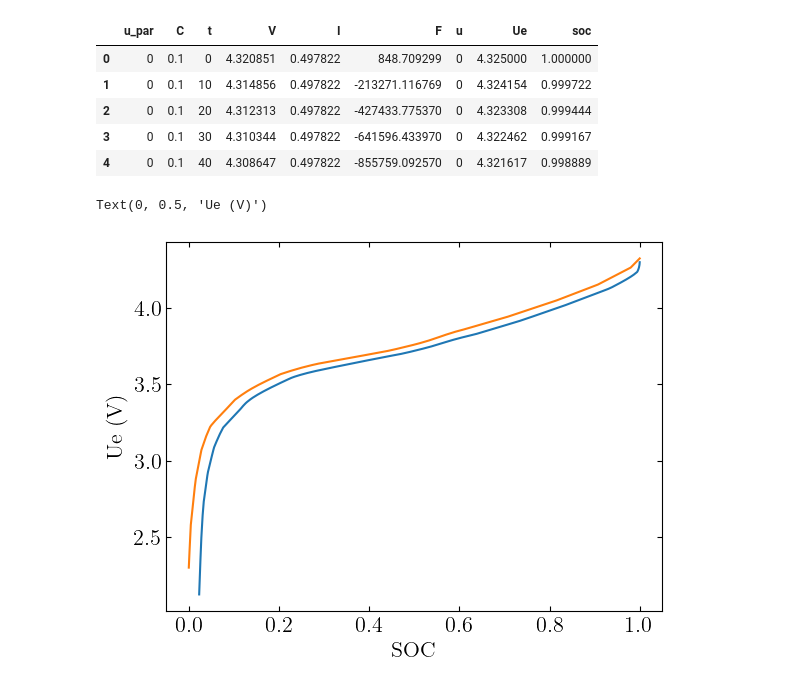
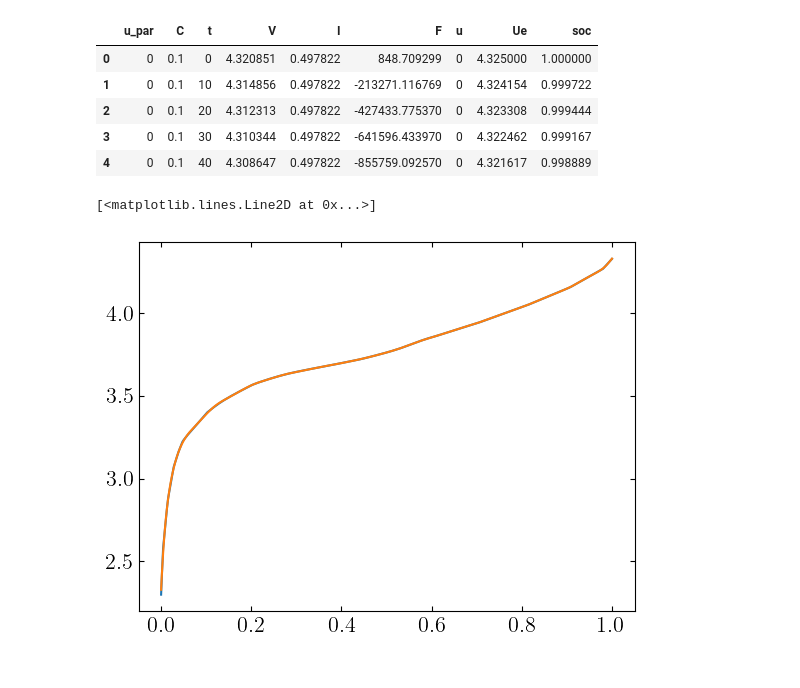
Before and after one commit to j-haralds/MSc_thesis, a Jupyter notebook: program/5_Multi/verifying_soc.ipynb, the cells around one changed output. Cells and saved outputs as stored; diff of their text form; code cells hidden in the pictures.

```diff
--- a/program/5_Multi/verifying_soc.ipynb
+++ b/program/5_Multi/verifying_soc.ipynb
@@ -23,13 +23,18 @@ import multi_exp_log
 sys.path.append('..')
 import plot_settings
 
+import GP
+
 colors = plot_settings.colors()
 
 def import_reload():
     plot_settings.apply()
     importlib.reload(multi_exp_log)
+    importlib.reload(GP)
 
 import_reload()
+GP_FIT = GP.GP_process()
+
 import warnings
 warnings.filterwarnings("ignore", message=".*__array_wrap__.*")
 # %% [markdown]
@@ -51,6 +56,7 @@ def read_data(file_name):
     )
 
     df.columns = ['u_par','C','t','E_cell (V)','I_cell (A)','Rx_cell (N)','u_cell (m)','E_ocv_cell (V)','soc_cell (1)']
+    df.columns = ['u_par', 'C', 't', 'V', 'I', 'F', 'u', 'Ue', 'soc']
 
     # Sort by time within each batch
     return df
@@ -72,11 +78,11 @@ display(data1.head())
 | 2 | 0 | 0.1 | 20 | 4.312313 | 0.497822 | -427433.775370 | 0 | 4.323308 | 0.999444 |
 | 3 | 0 | 0.1 | 30 | 4.310344 | 0.497822 | -641596.433970 | 0 | 4.322462 | 0.999167 |
 | 4 | 0 | 0.1 | 40 | 4.308647 | 0.497822 | -855759.092570 | 0 | 4.321617 | 0.998889 |
-# %%
-plt.plot(data2['soc'][:-100],data2['V'][:-100])
-plt.plot(data1['soc'],data1['Ue'])
-plt.xlabel('SOC')
-plt.ylabel('Ue (V)')
-# %% [output]
-Text(0, 0.5, 'Ue (V)')
-[figure, removed]
+# %%
+plt.plot(data1['soc'],data1['Ue'])
+plt.plot(data1['soc'],GP.soc_to_Ue(data1['soc'], GP_FIT))
+#plt.plot(data2['soc'][:-100] - (0.025 * (1-data2['soc'][:-100])))
+#plt.plot(data2['soc'][:-100])
+# %% [output]
+[<matplotlib.lines.Line2D at 0x...>]
+[figure, added]
```
Also changed, not shown: 4 other files.
